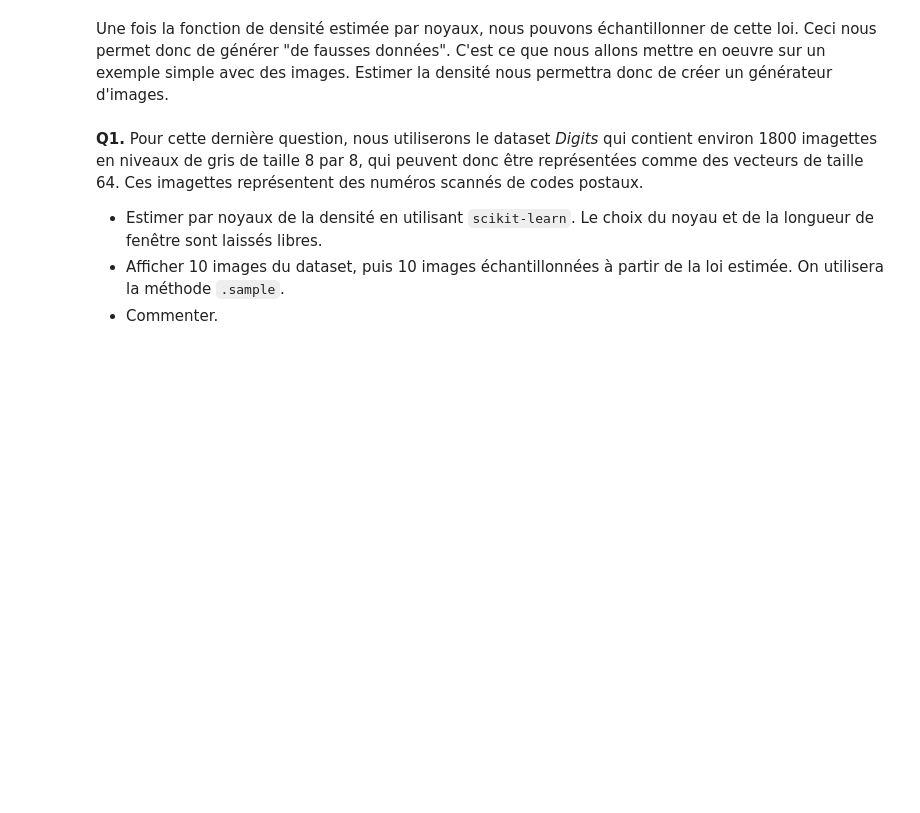
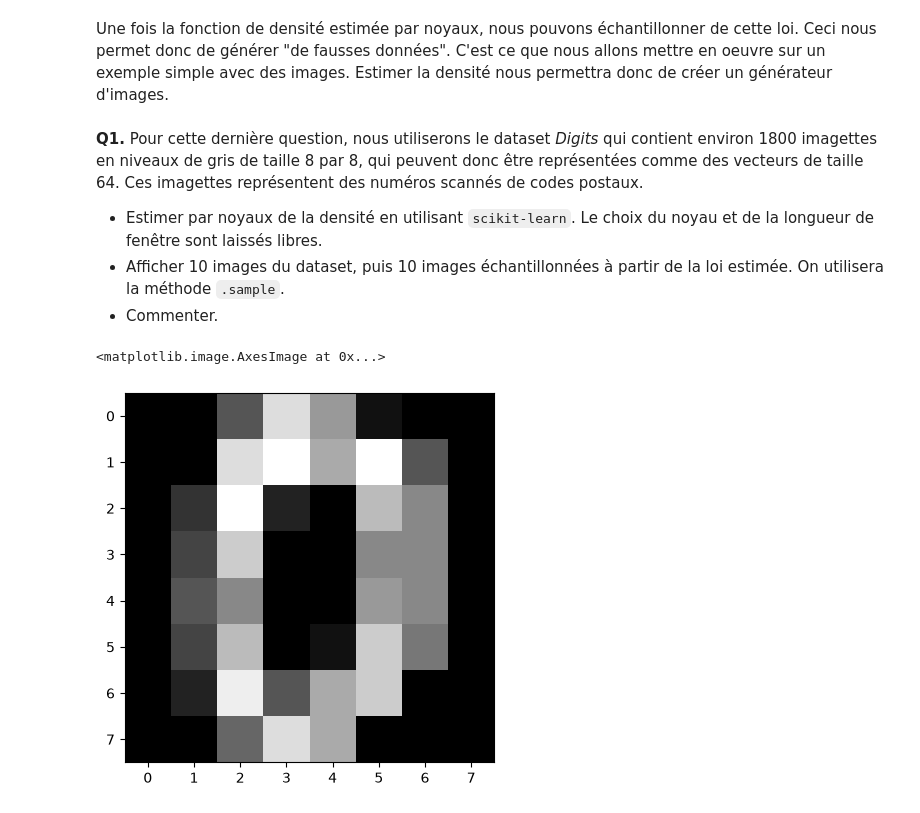
Before and after one commit to alxndrTL/python_sdia, a Jupyter notebook: Labs_Stats/tp2/tp2_FERNANDES_TORRES.ipynb, the cells around one changed output. Saved outputs shown, nothing was run; the diff lists cells and outputs as text; code cells hidden in the pictures; blank space fills up the shorter version.

```diff
--- a/Labs_Stats/tp2/tp2_FERNANDES_TORRES.ipynb
+++ b/Labs_Stats/tp2/tp2_FERNANDES_TORRES.ipynb
@@ -371,4 +371,14 @@ Une fois la fonction de densité estimée par noyaux, nous pouvons échantillonn
 - Estimer par noyaux de la densité en utilisant `scikit-learn`. Le choix du noyau et de la longueur de fenêtre sont laissés libres.
 - Afficher 10 images du dataset, puis 10 images échantillonnées à partir de la loi estimée. On utilisera la méthode `.sample`.
 - Commenter.
+# %%
+from sklearn.datasets import load_digits
+
+X_digits = load_digits().data # (1797, 64)
+
+plt.imshow(X_digits[0].reshape(8, 8), cmap='gray')
+# 1 observation = 64 pixels / dimensions
+# %% [output]
+<matplotlib.image.AxesImage at 0x...>
+[figure, added]
 # %%
```
Also changed, not shown: parts of 6 cells of this notebook.
